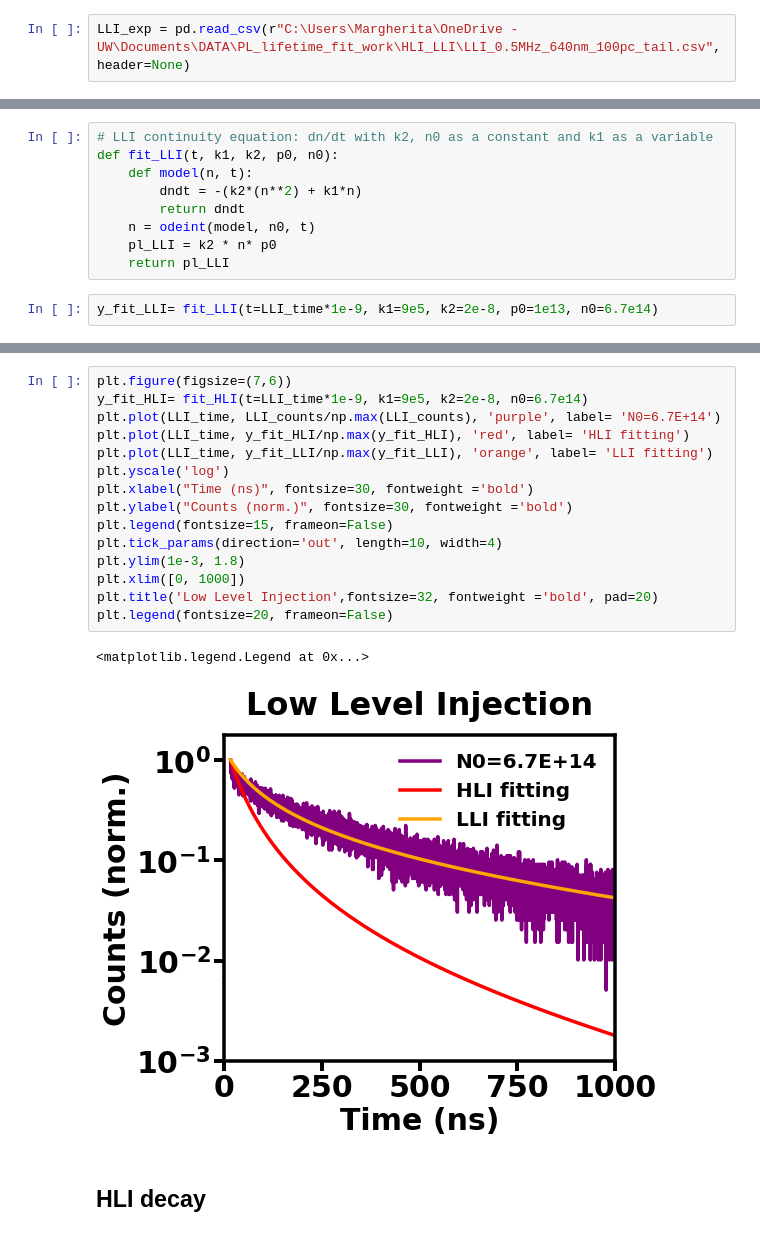
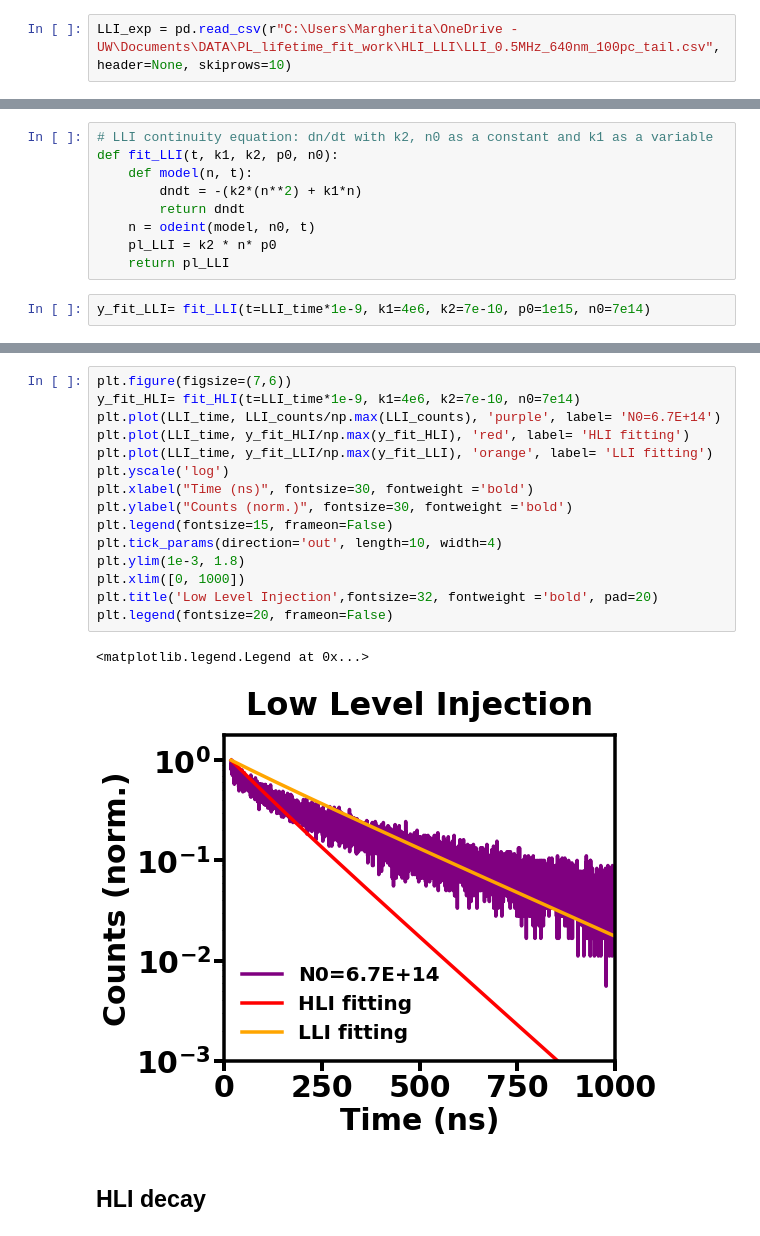
Before and after one commit to GingerLabUW/Carrier_recombination, a Jupyter notebook: PL_Intensity.ipynb, the cells around one changed output, grey strips where cells are left out. Cells and saved outputs as stored; diff of their text form.

```diff
--- a/PL_Intensity.ipynb
+++ b/PL_Intensity.ipynb
@@ -1475,7 +1475,7 @@ plt.plot(t,pl)
 # %% [markdown]
 ## LLI regime
 # %%
-LLI_exp = pd.read_csv(r"C:\Users\Margherita\OneDrive - UW\Documents\DATA\PL_lifetime_fit_work\HLI_LLI\LLI_0.5MHz_640nm_100pc_tail.csv", header=None)
+LLI_exp = pd.read_csv(r"C:\Users\Margherita\OneDrive - UW\Documents\DATA\PL_lifetime_fit_work\HLI_LLI\LLI_0.5MHz_640nm_100pc_tail.csv", header=None, skiprows=10)
 # %%
 LLI_time = LLI_exp[0].values
 LLI_time
@@ -1498,7 +1513,7 @@ def fit_LLI(t, k1, k2, p0, n0):
     pl_LLI = k2 * n* p0
     return pl_LLI
 # %%
-y_fit_LLI= fit_LLI(t=LLI_time*1e-9, k1=9e5, k2=2e-8, p0=1e13, n0=6.7e14)
+y_fit_LLI= fit_LLI(t=LLI_time*1e-9, k1=4e6, k2=7e-10, p0=1e15, n0=7e14)
 # %%
 plt.plot(LLI_time, y_fit_LLI/np.max(y_fit_LLI))
 # %% [output]
@@ -1515,21 +1530,21 @@ plt.ylim(1e-3, 1.5)
 # %%
 plt.figure(figsize=(7,6))
-y_fit_HLI= fit_HLI(t=LLI_time*1e-9, k1=9e5, k2=2e-8, n0=6.7e14)
+y_fit_HLI= fit_HLI(t=LLI_time*1e-9, k1=4e6, k2=7e-10, n0=7e14)
 plt.plot(LLI_time, LLI_counts/np.max(LLI_counts), 'purple', label= 'N0=6.7E+14')
 plt.plot(LLI_time, y_fit_HLI/np.max(y_fit_HLI), 'red', label= 'HLI fitting')
 plt.plot(LLI_time, y_fit_LLI/np.max(y_fit_LLI), 'orange', label= 'LLI fitting')
 plt.yscale('log')
 plt.xlabel("Time (ns)", fontsize=30, fontweight ='bold')
 plt.ylabel("Counts (norm.)", fontsize=30, fontweight ='bold')
 plt.legend(fontsize=15, frameon=False)
 plt.tick_params(direction='out', length=10, width=4)
 plt.ylim(1e-3, 1.8)
 plt.xlim([0, 1000])
 plt.title('Low Level Injection',fontsize=32, fontweight ='bold', pad=20)
 plt.legend(fontsize=20, frameon=False)
 # %% [output]
 <matplotlib.legend.Legend at 0x...>
-[figure, old version]
+[figure, new version]
 # %% [markdown]
 ## HLI decay
 # %%
```
Also changed, not shown: parts of 10 cells of this notebook.
